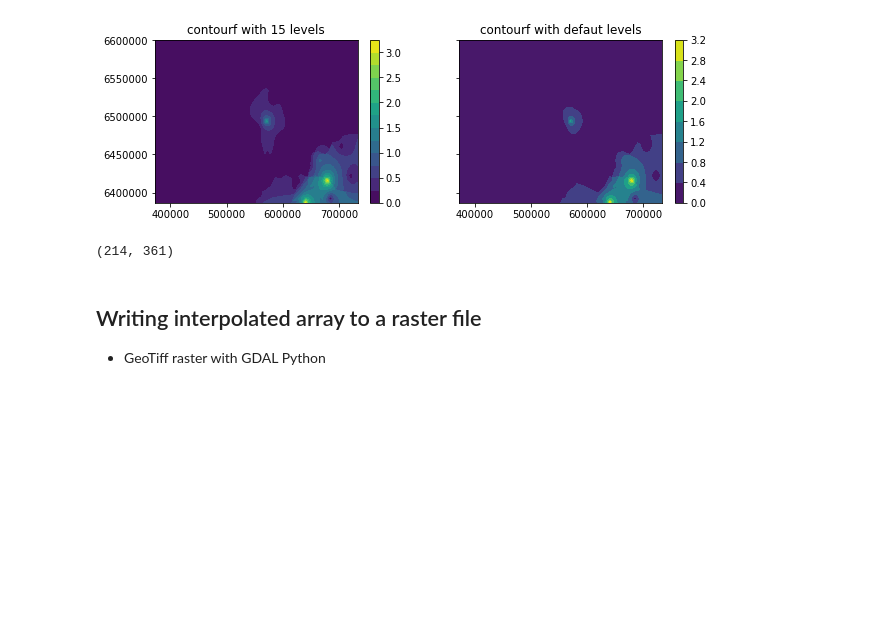
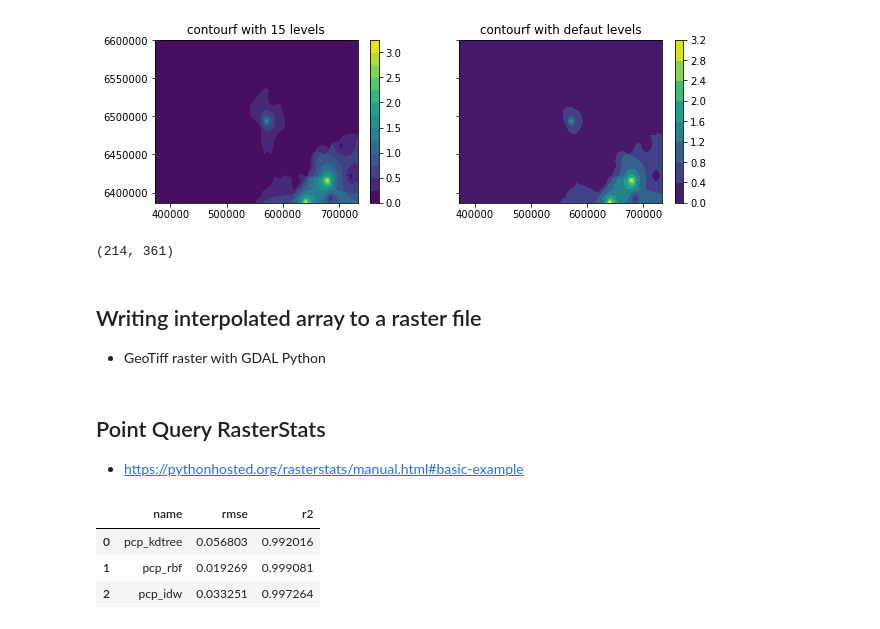
Before and after one commit to allixender/py_interpol_demo, a Jupyter notebook: interpol_precip.ipynb, the cells around one changed output. Drawn from its saved outputs; the diff is of its cells as text; code cells hidden in the pictures; blank space fills up the shorter version.

Commit message:
calculate demo metrics

```diff
--- a/interpol_precip.ipynb
+++ b/interpol_precip.ipynb
@@ -547,3 +547,36 @@ dataset.FlushCache()
 # dereference band to avoid gotcha described previously
 band = None
 dataset = None
+# %% [markdown]
+## Point Query RasterStats
+
+- https://pythonhosted.org/rasterstats/manual.html#basic-example
+# %%
+from rasterstats import point_query
+
+xm = gpd.read_file('ilmateenistus_precip_stations.shp', encoding="utf-8")
+
+pts_kd = point_query('ilmateenistus_precip_stations.shp', "kdtree_precip_rasterout1.tif")
+pts_rbf = point_query('ilmateenistus_precip_stations.shp', "rbf_precip_rasterout1.tif")
+pts_idw = point_query('ilmateenistus_precip_stations.shp', "idw_basic_precip_rasterout1.tif")
+# %%
+xm['pcp_kdtree'] = pts_kd
+xm['pcp_rbf'] = pts_rbf
+xm['pcp_idw'] = pts_idw
+
+xm = xm[['precipitat','pcp_kdtree','pcp_rbf','pcp_idw']].dropna()
+# %%
+from sklearn.metrics import mean_squared_error, r2_score
+
+x_l = []
+for rst in ['pcp_kdtree', 'pcp_rbf', 'pcp_idw']:
+    rmse = np.sqrt(mean_squared_error(xm['precipitat'], xm[rst]))
+    r2 = r2_score(xm['precipitat'], xm[rst])
+    x_l.append({ 'name': rst, 'rmse': rmse, 'r2': r2})
+
+pd.DataFrame(x_l)
+# %% [output]
+|  | name | rmse | r2 |
+| 0 | pcp_kdtree | 0.056803 | 0.992016 |
+| 1 | pcp_rbf | 0.019269 | 0.999081 |
+| 2 | pcp_idw | 0.033251 | 0.997264 |
```
Also changed, not shown: parts of 2 cells of this notebook, 1 other file.
